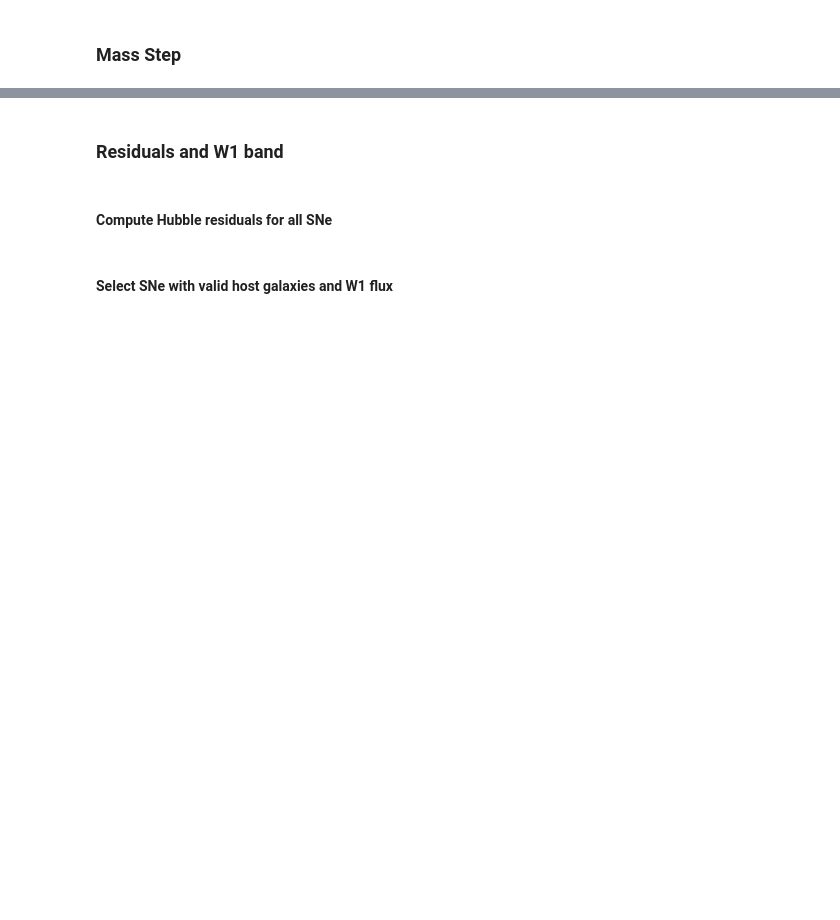
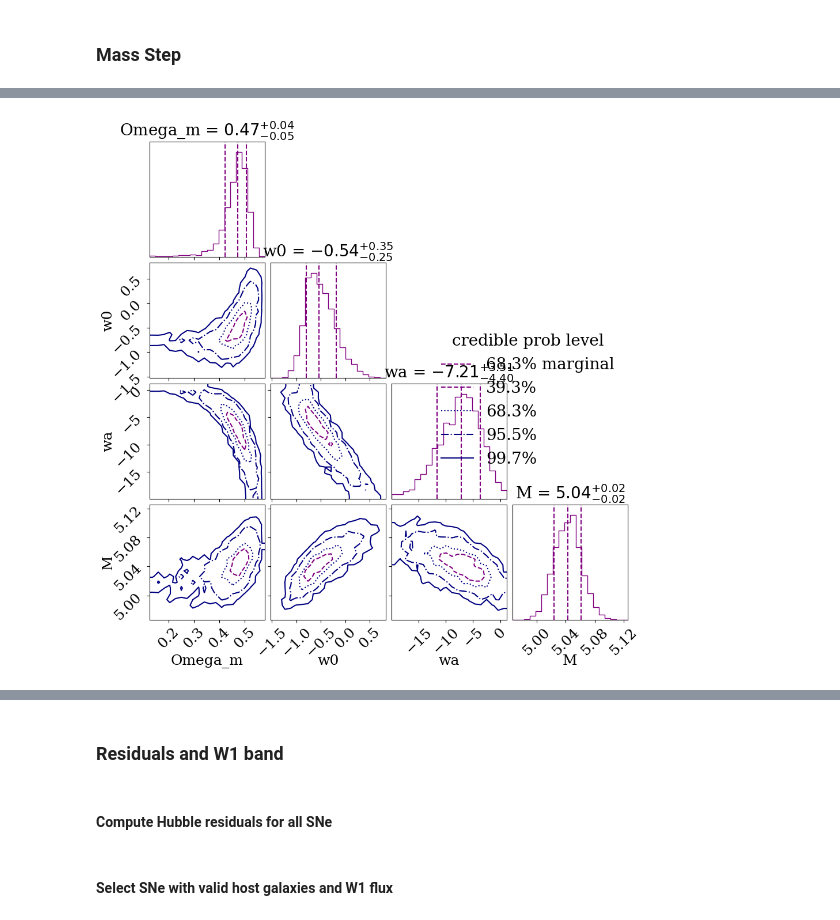
Before and after one commit to davidliuyh/HubbleDiagram, a Jupyter notebook: residual_mass_step&w1.ipynb, the cells around one changed output, grey strips where cells are left out. Saved outputs shown, nothing was run; the diff lists cells and outputs as text; code cells hidden in the pictures; blank space fills up the shorter version.

```diff
--- a/residual_mass_step&w1.ipynb
+++ b/residual_mass_step&w1.ipynb
@@ -572,0 +829,84 @@ Correlation is NOT statistically significant at α=0.05 level
+# %%
+def mass_step_flat_w0waCDM_no_marg():
+    with open(f"{fit_dir}/Flat_w0waCDM_wide_result.pkl", "rb") as f:
+        Flat_w0waCDM_result = pickle.load(f)
+
+    cornerplot(Flat_w0waCDM_result)
+
+    # Extract weighted posterior
+    samples = Flat_w0waCDM_result["weighted_samples"]["points"]
+    weights = Flat_w0waCDM_result["weighted_samples"]["weights"]
+
+    # Resample to get equal-weighted posterior
+    equal_samples = resample_equal(samples, weights / np.sum(weights))
+
+    # compute median and 16/84 percentiles
+    Omega_m_q16, Omega_m_q50, Omega_m_q84 = np.percentile(equal_samples[:, 0], [16, 50, 84])
+    w0_q16, w0_q50, w0_q84 = np.percentile(equal_samples[:, 1], [16, 50, 84])
+    wa_q16, wa_q50, wa_q84 = np.percentile(equal_samples[:, 2], [16, 50, 84])
+    Ma_q16, Ma_q50, Ma_q84 = np.percentile(equal_samples[:, 3], [16, 50, 84])
+
+    print(
+        f"Omega_m = {Omega_m_q50:.4f} +{Omega_m_q84 - Omega_m_q50:.4f} "
+        f"-{Omega_m_q50 - Omega_m_q16:.4f}"
+    )
+
+    residual_mass = SN_sample["MU"] - np.array(
+        [
+            distance_modulus(z, [Omega_m_q50, w0_q50, wa_q50], model="Flat_w0waCDM") + Ma_q50
+            for z in z_data
+        ]
+    )
+    host_mass = SN_sample["HOSTGAL_LOGMASS"]
+
+    coef_mass = np.polyfit(host_mass, residual_mass, 1)
+    slope_mass, intercept_mass = coef_mass
+
+    xfit_mass = np.linspace(host_mass.min(), host_mass.max(), 200)
+    yfit_mass = slope_mass * xfit_mass + intercept_mass
+
+    print(f"Linear trend: Δμ = ({slope_mass:.4f}) × Log Mass + ({intercept_mass:.4f})")
+
+    plt.figure(figsize=(12, 6))
+    plt.scatter(host_mass, residual_mass, s=25, alpha=0.6, label="SNe Ia")
+    plt.plot(xfit_mass, yfit_mass, color="green", lw=2, label=f"Slope = {slope_mass:.3f}")
+
+    # 计算两个质量区间的平均值
+    mask_low_mass = host_mass < 10
+    mask_high_mass = host_mass >= 10
+
+    mean_low_mass = np.mean(residual_mass[mask_low_mass])
+    mean_high_mass = np.mean(residual_mass[mask_high_mass])
+
+    print(f"Mean Δμ for Log Mass < 10: {mean_low_mass:.4f}")
+    print(f"Mean Δμ for Log Mass >= 10: {mean_high_mass:.4f}")
+
+    # 添加两条平均线
+    # 另一种方式：使用不同的线条样式
+    plt.plot(
+        [np.min(host_mass), 10],
+        [mean_low_mass, mean_low_mass],
+        color="r",
+        ls="--",
+        lw=2,
+        label=f"Log Mass < 10: {mean_low_mass:.3f}",
+    )
+
+    plt.plot(
+        [10, np.max(host_mass)],
+        [mean_high_mass, mean_high_mass],
+        color="r",
+        ls="--",
+        lw=2,
+        label=f"Log Mass ≥ 10: {mean_high_mass:.3f}",
+    )
+
+    plt.axhline(0.0, color="k", ls="--", lw=1)
+    plt.xlabel("Host galaxy Log Mass")
+    plt.ylabel(r"Hubble residual  $\Delta\mu$")
+    plt.ylim(-0.5, 0.5)
+    plt.legend()
+    plt.show()
+
+mass_step_flat_w0waCDM_no_marg()
+# %% [output]
@@ -572,0 +917 @@ Correlation is NOT statistically significant at α=0.05 level
+[figure, added]
```
Also changed, not shown: parts of 23 cells of this notebook.
